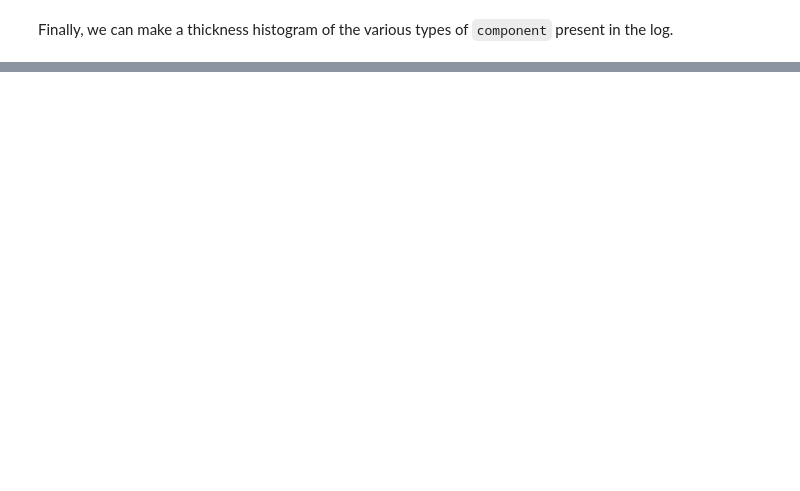
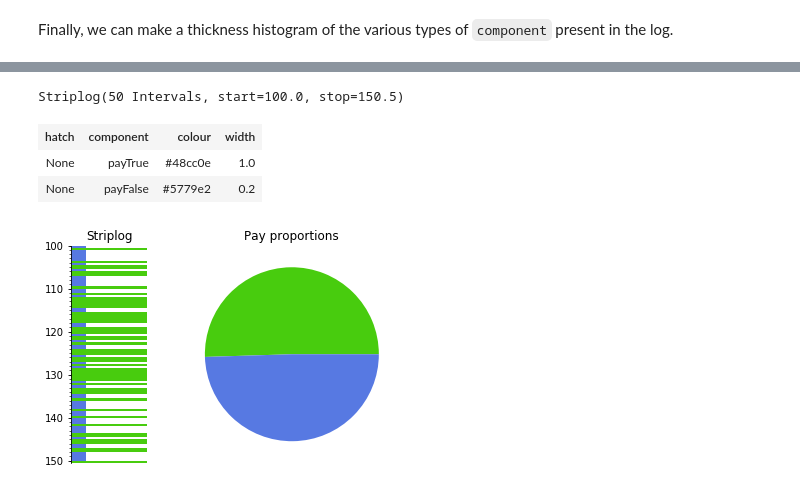
Before and after one commit to agilescientific/striplog, a Jupyter notebook: tutorial/Striplog_with_a_binary_flag.ipynb, the cells around one changed output, grey strips where cells are left out. Cells and saved outputs as stored; diff of their text form; code cells hidden in the pictures; blank space fills up the shorter version.

```diff
--- a/tutorial/Striplog_with_a_binary_flag.ipynb
+++ b/tutorial/Striplog_with_a_binary_flag.ipynb
@@ -374,0 +377,26 @@ n, ents, ax = s.hist(legend=legend)
+# %%
+s
+# %% [output]
+Striplog(50 Intervals, start=100.0, stop=150.5)
+# %%
+legend
+# %% [output]
+| hatch | component | colour | width |
+| None | payTrue | #48cc0e | 1.0 |
+| None | payFalse | #5779e2 | 0.2 |
+# %%
+data = [c[1] for c in s.unique]
+colors = [c['_colour'] for c in legend.table]
+
+fig, axs = plt.subplots(ncols=2,
+                        gridspec_kw={'width_ratios': [1, 3]})
+
+axs[0] = s.plot(ax=axs[0], legend=legend)
+axs[0].set_title("Striplog")
+
+axs[1].pie(data, colors=colors)
+axs[1].set_title("Pay proportions")
+
+plt.show()
+# %% [output]
+[figure, added]
```
Also changed, not shown: parts of 30 cells of this notebook, 19 other files.
